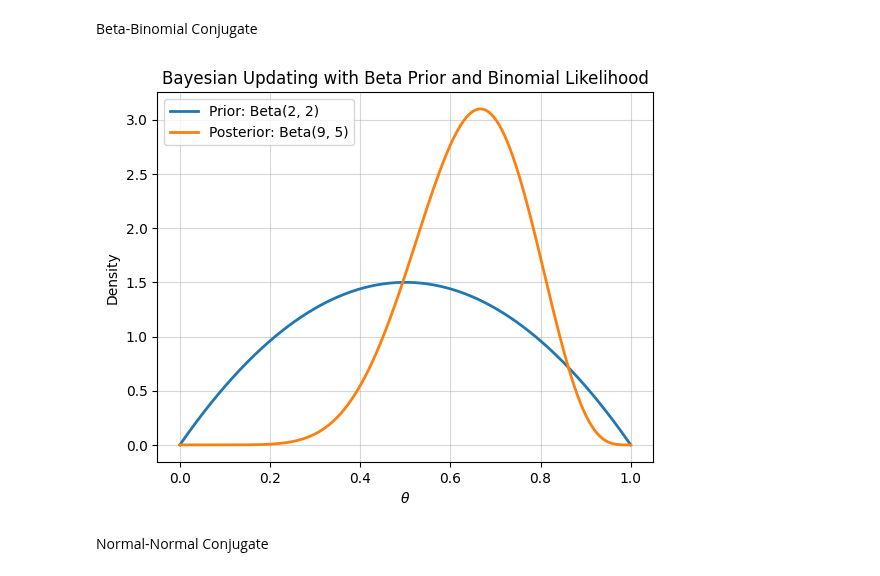
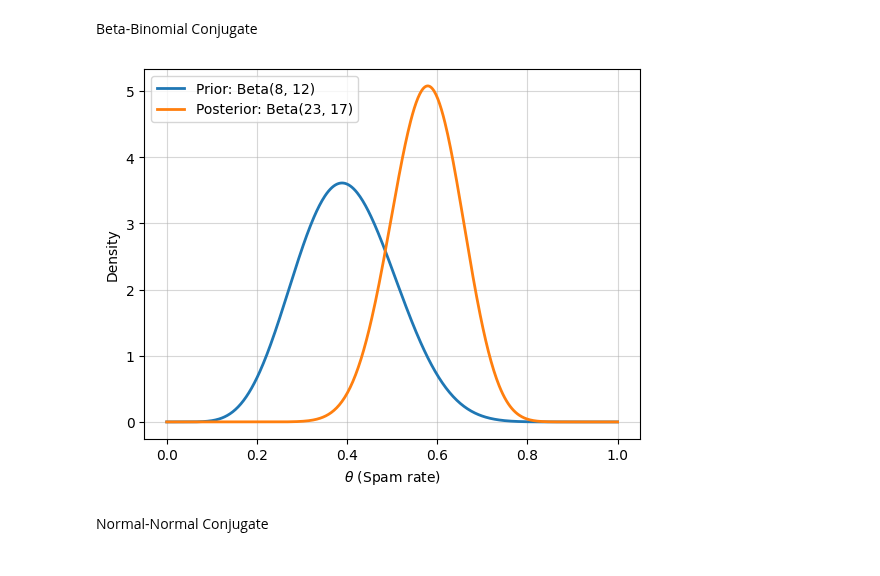
Before and after one commit to roiyeho/ml-book, a Jupyter notebook: AppendixD/ConjugatePriors.ipynb, the cells around one changed output. Cells and saved outputs as stored; diff of their text form; code cells hidden in the pictures.

```diff
--- a/AppendixD/ConjugatePriors.ipynb
+++ b/AppendixD/ConjugatePriors.ipynb
@@ -7,33 +7,33 @@ import numpy as np
 import matplotlib.pyplot as plt
 # %% [markdown]
 Beta-Binomial Conjugate
-# %%
-from scipy.stats import beta
-
-# Parameters
-alpha_prior, beta_prior = 2, 2      # Prior Beta(2, 2)
-n, x = 10, 7                        # Observed data: 7 successes out of 10 trials
-alpha_post = alpha_prior + x
-beta_post = beta_prior + n - x
-
-# θ values
-theta = np.linspace(0, 1, 500)
-
-# Beta PDFs
-prior_pdf = beta.pdf(theta, alpha_prior, beta_prior)
-posterior_pdf = beta.pdf(theta, alpha_post, beta_post)
-
-# Plot
-plt.plot(theta, prior_pdf, label=r"Prior: Beta(2, 2)", linewidth=2)
-plt.plot(theta, posterior_pdf, label=fr"Posterior: Beta({alpha_post}, {beta_post})", linewidth=2)
-plt.title("Bayesian Updating with Beta Prior and Binomial Likelihood")
-plt.xlabel(r"$\theta$")
-plt.ylabel("Density")
-plt.legend()
-plt.grid(alpha=0.5)
-plt.savefig('figures/beta_binomial_conjugate.pdf')
-# %% [output]
-[figure, removed]
+# %%
+from scipy.stats import beta
+
+# Parameters for prior and posterior
+alpha_prior, beta_prior = 8, 12  # Prior Beta(8, 12)
+n, x = 20, 15                    # Observations
+alpha_post = alpha_prior + x
+beta_post = beta_prior + n - x
+
+# Theta range
+theta = np.linspace(0, 1, 500)
+
+# Prior, likelihood (scaled), and posterior densities
+prior_pdf = beta.pdf(theta, alpha_prior, beta_prior)
+posterior_pdf = beta.pdf(theta, alpha_post, beta_post)
+
+# Plot
+plt.plot(theta, prior_pdf, label=r'Prior: Beta(8, 12)', lw=2)
+plt.plot(theta, posterior_pdf, label=r'Posterior: Beta(23, 17)', lw=2)
+
+plt.xlabel(r'$\theta$ (Spam rate)')
+plt.ylabel('Density')
+plt.legend()
+plt.grid(alpha=0.5)
+plt.savefig('figures/beta_binomial_conjugate.pdf')
+# %% [output]
+[figure, added]
 # %% [markdown]
 Normal-Normal Conjugate
 # %%
```
Also changed, not shown: 15 other files.
